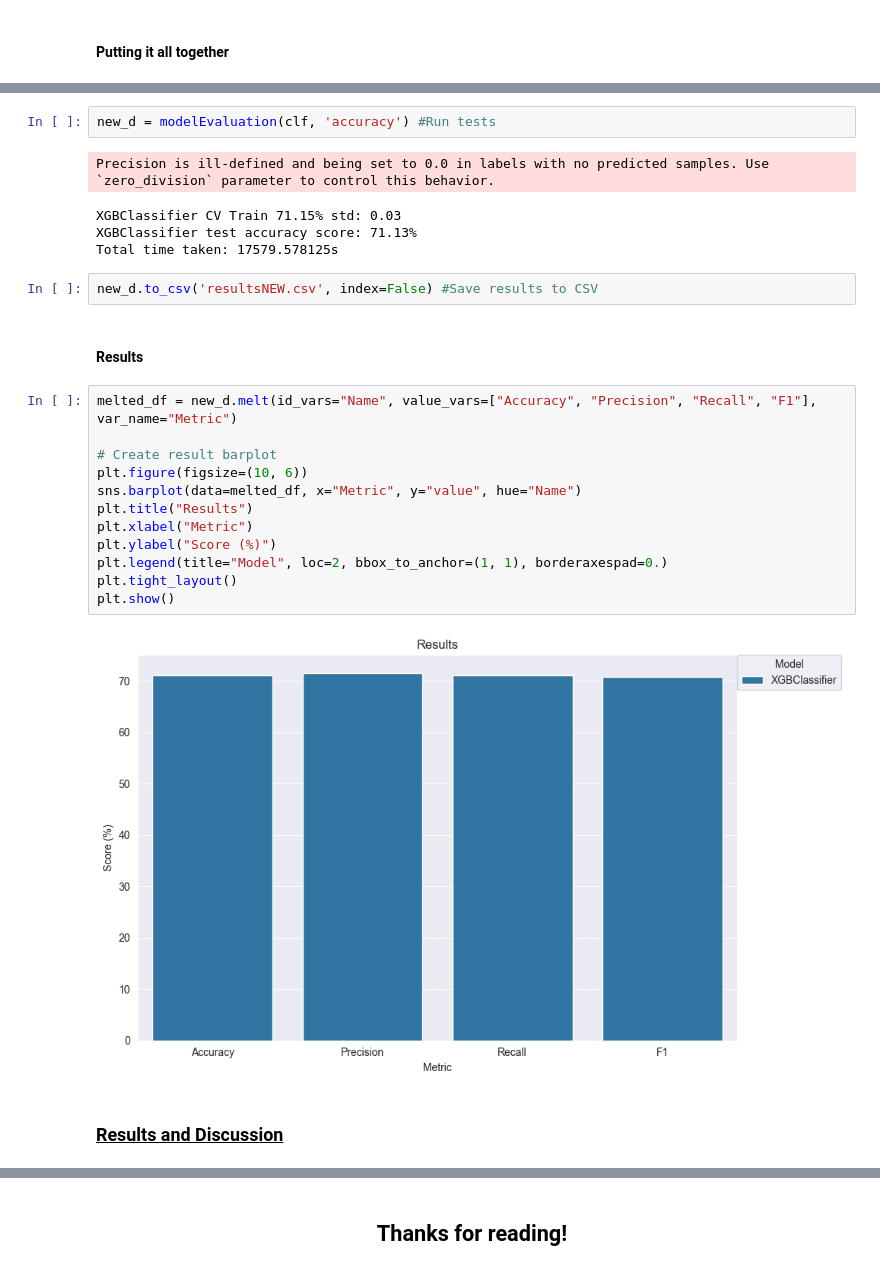
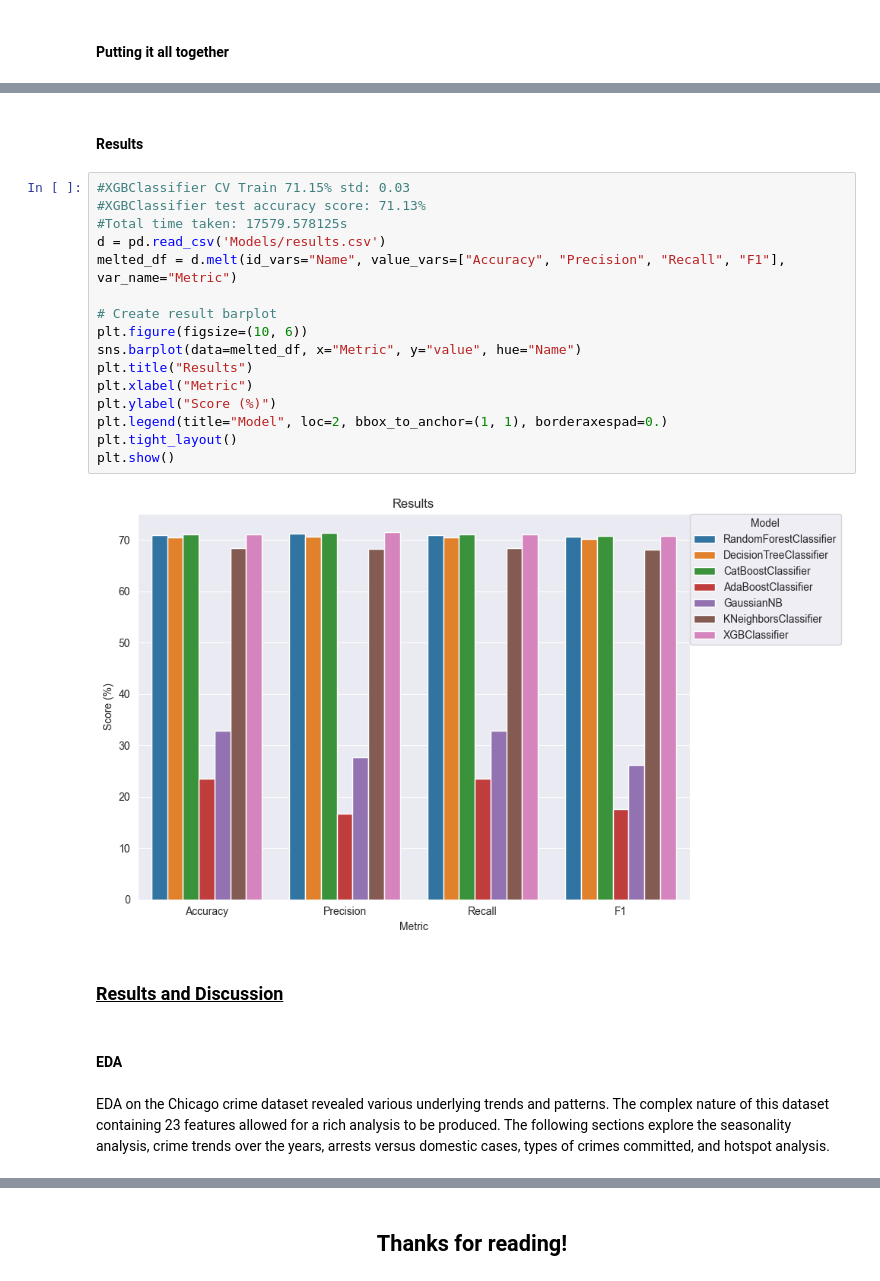
Before and after one commit to BlocknBoom123/CrimePy, a Jupyter notebook: Chicago/ChicagoCrime.ipynb, the cells around one changed output, grey strips where cells are left out. Drawn from its saved outputs; the diff is of its cells as text.

```diff
--- a/Chicago/ChicagoCrime.ipynb
+++ b/Chicago/ChicagoCrime.ipynb
@@ -557,27 +574,26 @@ clf = [#RandomForestClassifier(random_state=42),
-# %%
-new_d = modelEvaluation(clf, 'accuracy') #Run tests
-# %% [output]
-Precision is ill-defined and being set to 0.0 in labels with no predicted samples. Use `zero_division` parameter to control this behavior.
-XGBClassifier CV Train 71.15% std: 0.03
-XGBClassifier test accuracy score: 71.13%
-Total time taken: 17579.578125s
-# %%
-new_d.to_csv('resultsNEW.csv', index=False) #Save results to CSV
 # %% [markdown]
 #### Results
 # %%
-melted_df = new_d.melt(id_vars="Name", value_vars=["Accuracy", "Precision", "Recall", "F1"], var_name="Metric")
+#XGBClassifier CV Train 71.15% std: 0.03
+#XGBClassifier test accuracy score: 71.13%
+#Total time taken: 17579.578125s
+d = pd.read_csv('Models/results.csv')
+melted_df = d.melt(id_vars="Name", value_vars=["Accuracy", "Precision", "Recall", "F1"], var_name="Metric")
 
 # Create result barplot
 plt.figure(figsize=(10, 6))
 sns.barplot(data=melted_df, x="Metric", y="value", hue="Name")
 plt.title("Results")
 plt.xlabel("Metric")
 plt.ylabel("Score (%)")
 plt.legend(title="Model", loc=2, bbox_to_anchor=(1, 1), borderaxespad=0.)
 plt.tight_layout()
 plt.show()
 # %% [output]
-[figure, old version]
+[figure, new version]
 # %% [markdown]
 ### <u>Results and Discussion</u>
+# %% [markdown]
+#### EDA
+# %% [markdown]
+EDA on the Chicago crime dataset revealed various underlying trends and patterns. The complex nature of this dataset containing 23 features allowed for a rich analysis to be produced. The following sections explore the seasonality analysis, crime trends over the years, arrests versus domestic cases, types of crimes committed, and hotspot analysis.
```
Also changed, not shown: parts of 16 cells of this notebook, 3 other files.
